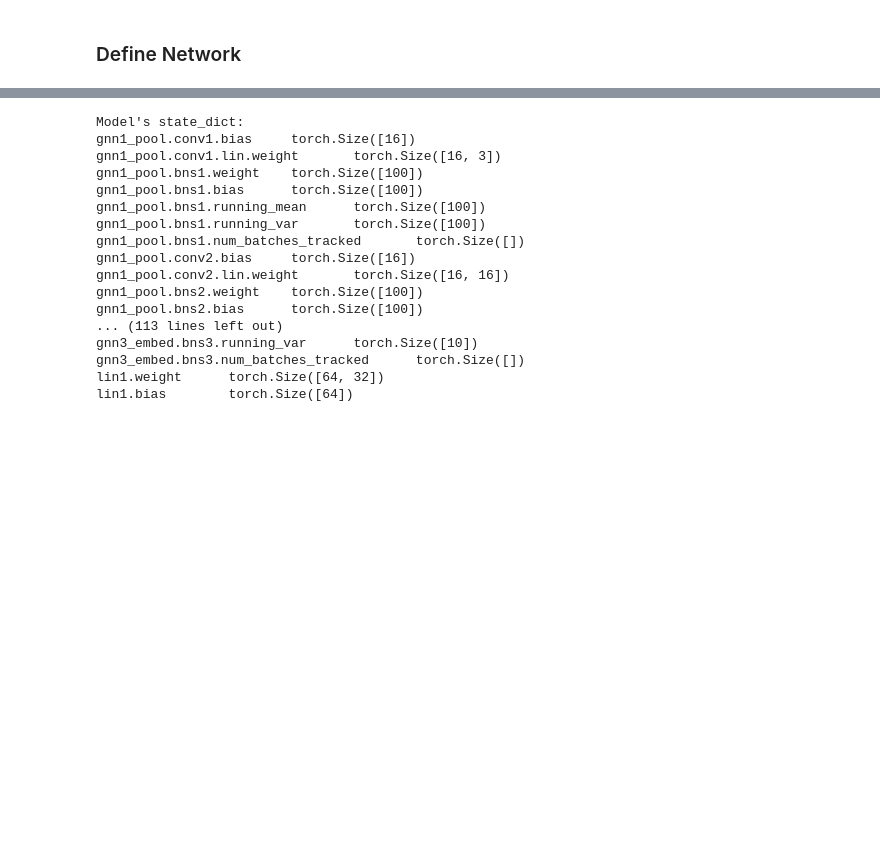
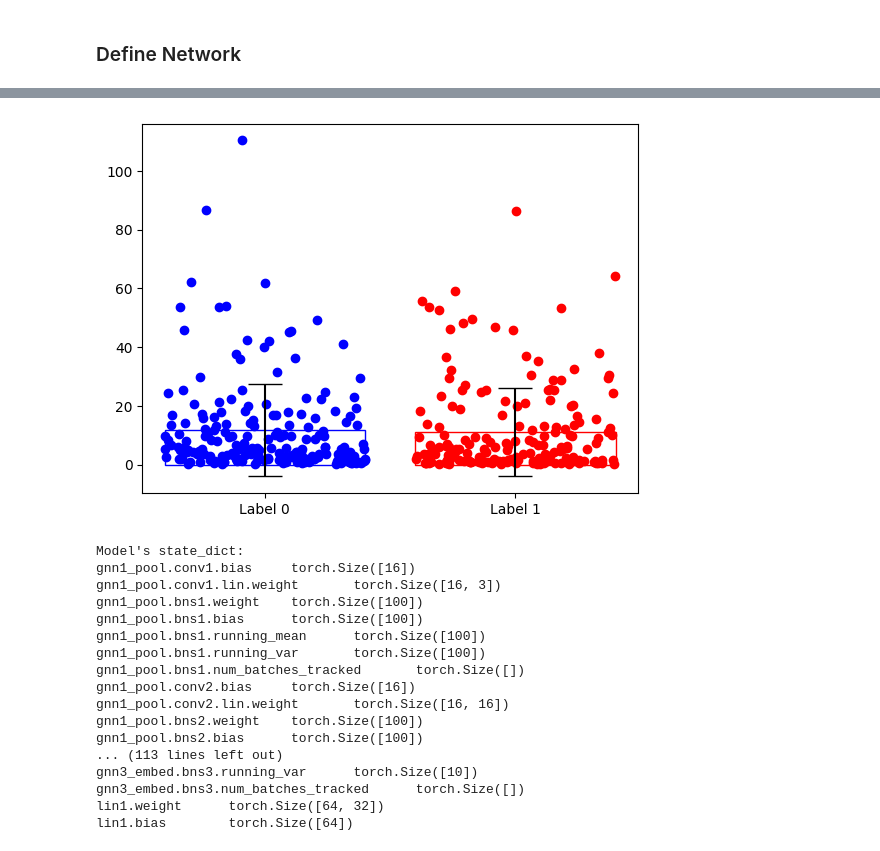
Before and after one commit to TomyjBerg/ADLProtProject, a Jupyter notebook: model_siamese.ipynb, the cells around one changed output, grey strips where cells are left out. Cells and saved outputs as stored; diff of their text form; code cells hidden in the pictures; blank space fills up the shorter version.

Commit message:
added visualization of euclid dist

```diff
--- a/model_siamese.ipynb
+++ b/model_siamese.ipynb
@@ -3,6 +6,6 @@
 # %%
 model_name = 'model_siamese_071222'
-num_epochs = 20
+num_epochs = 10
 # %%
 import torch
 import torch.nn.functional as F
@@ -319,3 +374,38 @@ Epoch: 020, Train Loss: 0.116
+# %%
+import numpy as np
+import matplotlib.pyplot as plt
+
+def compare_euclid_distances(distances_lab0, distances_lab1):
+
+    w = 0.8    # bar width
+    x = [1, 2] # x-coordinates of your bars
+    colors = [(0, 0, 1, 1), (1, 0, 0, 1)]    # corresponding colors
+
+    # Epoch 0
+    y = [distances_lab0, distances_lab1]
+
+
+    fig, ax = plt.subplots()
+    ax.bar(x,
+        height=[np.mean(yi) for yi in y],
+        yerr=[np.std(yi) for yi in y],    # error bars
+        capsize=12, # error bar cap width in points
+        width=w,    # bar width
+        tick_label=["Label 0", "Label 1"],
+        color=(0,0,0,0),  # face color transparent
+        edgecolor=colors,
+        )
+
+    for i in range(len(x)):
+        # distribute scatter randomly across whole width of bar
+        ax.scatter(x[i] + np.random.random(len(y[i])) * w - w / 2, y[i], color=colors[i])
+
+    plt.ylabel = 'Euclidean Distance'
+    plt.show()
+# %%
+compare_euclid_distances(train_distances_lab0[9], train_distances_lab1[9])
+# %% [output]
+[figure, added]
 # %%
 # Print model's state_dict
 print("Model's state_dict:")
```
Also changed, not shown: parts of 12 cells of this notebook.
